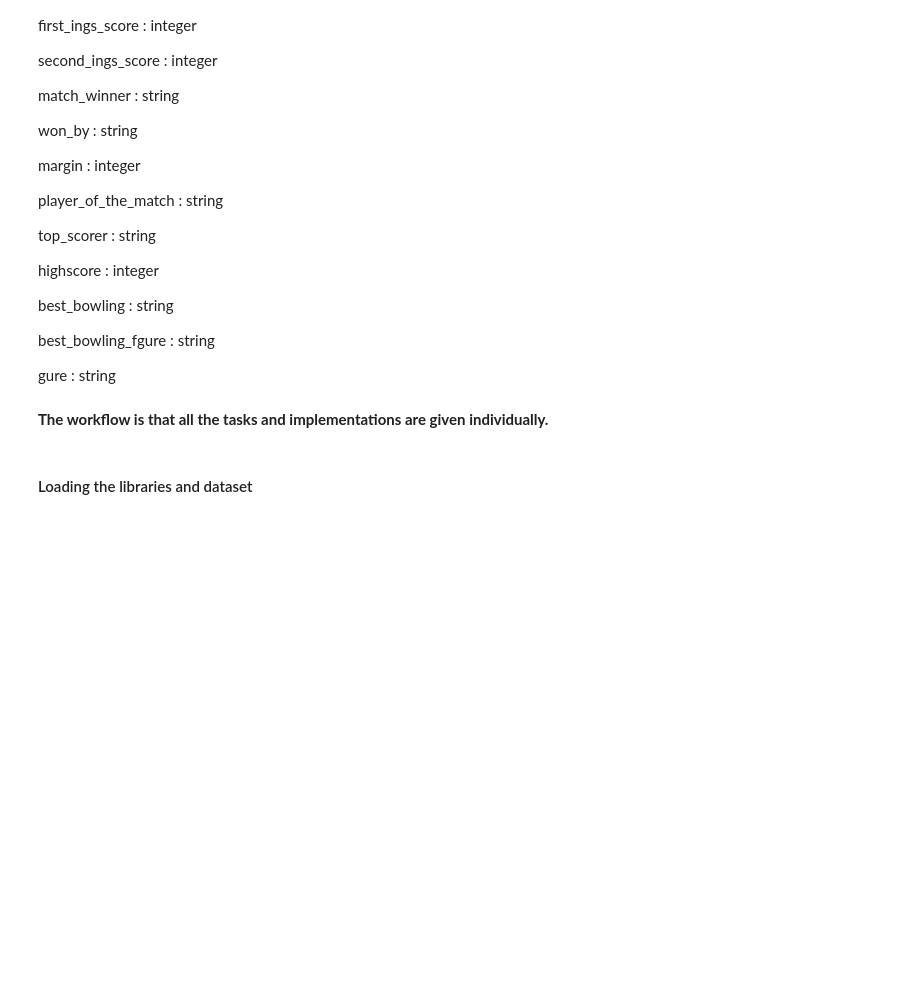
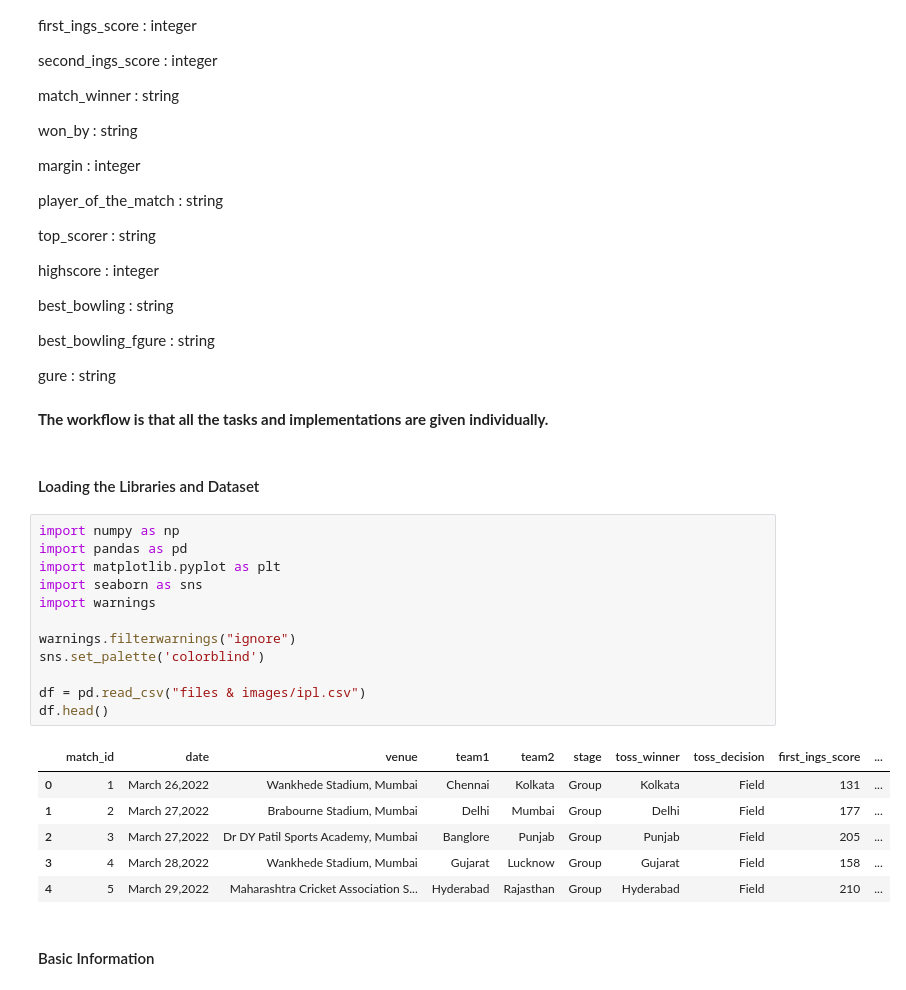
Before and after one commit to dhvanitsavani/Python-AI, a Jupyter notebook: Visualizations/ipl_capstone_project.ipynb, the cells around one changed output. Cells and saved outputs as stored; diff of their text form; blank space fills up the shorter version.

```diff
--- a/Visualizations/ipl_capstone_project.ipynb
+++ b/Visualizations/ipl_capstone_project.ipynb
@@ -47,4 +47,25 @@ gure : string
 # %% [markdown]
 <b>The workflow is that all the tasks and implementations are given individually.</b>
 # %% [markdown]
-#### Loading the libraries and dataset
+#### Loading the Libraries and Dataset
+# %%
+import numpy as np
+import pandas as pd
+import matplotlib.pyplot as plt
+import seaborn as sns
+import warnings
+
+warnings.filterwarnings("ignore")
+sns.set_palette('colorblind')
+
+df = pd.read_csv("files & images/ipl.csv")
+df.head()
+# %% [output]
+|  | match_id | date | venue | team1 | team2 | stage | toss_winner | toss_decision | first_ings_score | ... |
+| 0 | 1 | March 26,2022 | Wankhede Stadium, Mumbai | Chennai | Kolkata | Group | Kolkata | Field | 131 | ... |
+| 1 | 2 | March 27,2022 | Brabourne Stadium, Mumbai | Delhi | Mumbai | Group | Delhi | Field | 177 | ... |
+| 2 | 3 | March 27,2022 | Dr DY Patil Sports Academy, Mumbai | Banglore | Punjab | Group | Punjab | Field | 205 | ... |
+| 3 | 4 | March 28,2022 | Wankhede Stadium, Mumbai | Gujarat | Lucknow | Group | Gujarat | Field | 158 | ... |
+| 4 | 5 | March 29,2022 | Maharashtra Cricket Association S... | Hyderabad | Rajasthan | Group | Hyderabad | Field | 210 | ... |
+# %% [markdown]
+#### Basic Information
```
Also changed, not shown: parts of 8 cells of this notebook.
